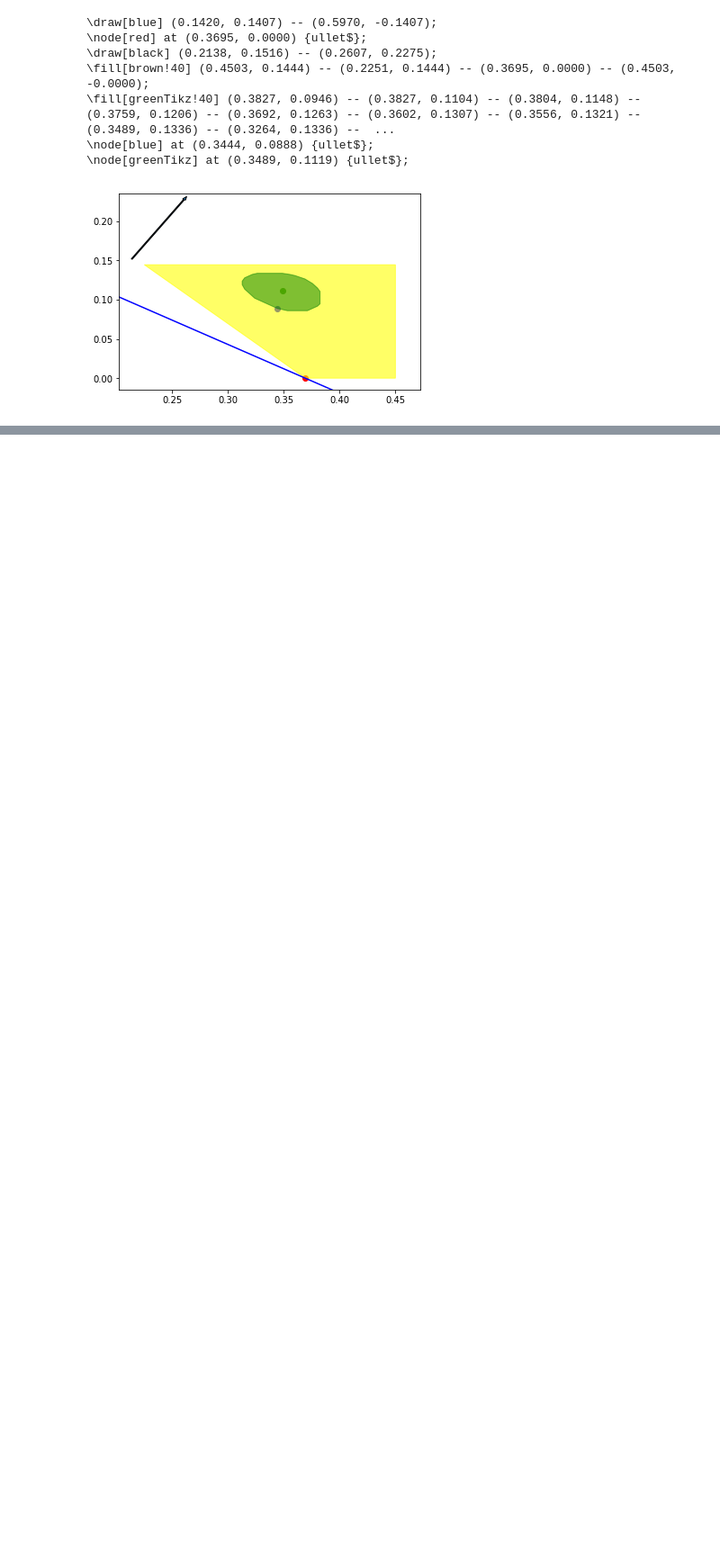
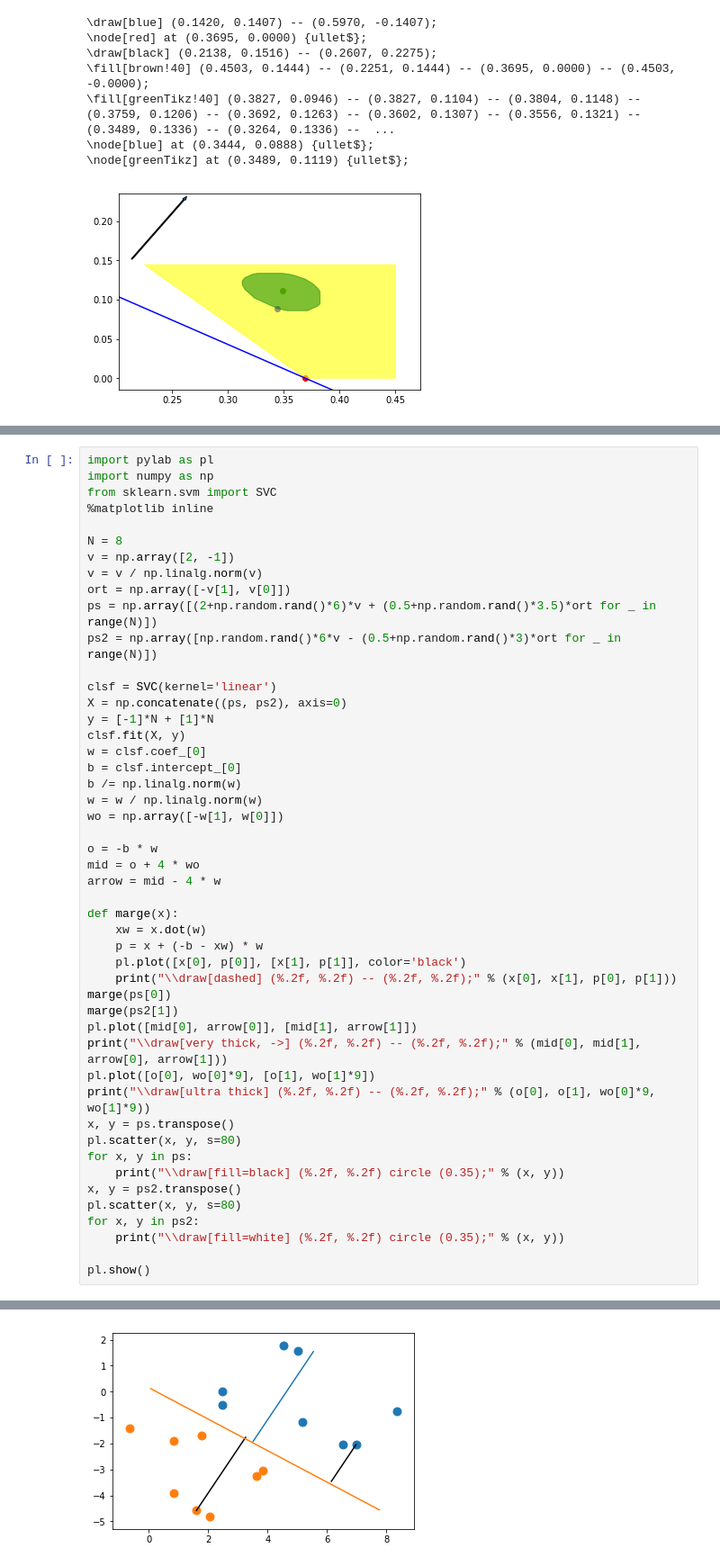
Before and after one commit to Nanored4498/M1IF-ML-cours, a Jupyter notebook: figures.ipynb, the cells around one changed output, grey strips where cells are left out. Shown at 90% size. Saved outputs shown, nothing was run; the diff lists cells and outputs as text; blank space fills up the shorter version.

```diff
--- a/figures.ipynb
+++ b/figures.ipynb
@@ -788,0 +793,49 @@ pl.show()
+# %%
+import pylab as pl
+import numpy as np
+from sklearn.svm import SVC
+%matplotlib inline
+
+N = 8
+v = np.array([2, -1])
+v = v / np.linalg.norm(v)
+ort = np.array([-v[1], v[0]])
+ps = np.array([(2+np.random.rand()*6)*v + (0.5+np.random.rand()*3.5)*ort for _ in range(N)])
+ps2 = np.array([np.random.rand()*6*v - (0.5+np.random.rand()*3)*ort for _ in range(N)])
+
+clsf = SVC(kernel='linear')
+X = np.concatenate((ps, ps2), axis=0)
+y = [-1]*N + [1]*N
+clsf.fit(X, y)
+w = clsf.coef_[0]
+b = clsf.intercept_[0]
+b /= np.linalg.norm(w)
+w = w / np.linalg.norm(w)
+wo = np.array([-w[1], w[0]])
+
+o = -b * w
+mid = o + 4 * wo
+arrow = mid - 4 * w
+
+def marge(x):
+    xw = x.dot(w)
+    p = x + (-b - xw) * w
+    pl.plot([x[0], p[0]], [x[1], p[1]], color='black')
+    print("\\draw[dashed] (%.2f, %.2f) -- (%.2f, %.2f);" % (x[0], x[1], p[0], p[1]))
+marge(ps[0])
+marge(ps2[1])
+pl.plot([mid[0], arrow[0]], [mid[1], arrow[1]])
+print("\\draw[very thick, ->] (%.2f, %.2f) -- (%.2f, %.2f);" % (mid[0], mid[1], arrow[0], arrow[1]))
+pl.plot([o[0], wo[0]*9], [o[1], wo[1]*9])
+print("\\draw[ultra thick] (%.2f, %.2f) -- (%.2f, %.2f);" % (o[0], o[1], wo[0]*9, wo[1]*9))
+x, y = ps.transpose()
+pl.scatter(x, y, s=80)
+for x, y in ps:
+    print("\\draw[fill=black] (%.2f, %.2f) circle (0.35);" % (x, y))
+x, y = ps2.transpose()
+pl.scatter(x, y, s=80)
+for x, y in ps2:
+    print("\\draw[fill=white] (%.2f, %.2f) circle (0.35);" % (x, y))
+
+pl.show()
+# %% [output]
@@ -788,0 +862 @@ pl.show()
+[figure, added]
```
Also changed, not shown: parts of 6 cells of this notebook, 2 other files.
